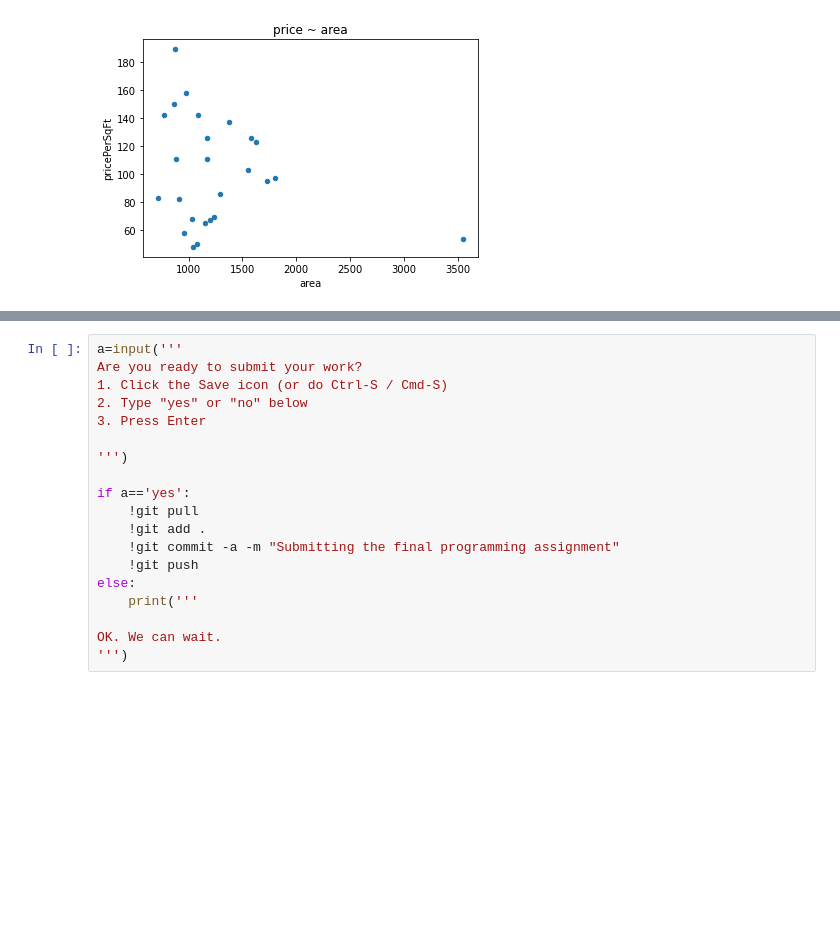
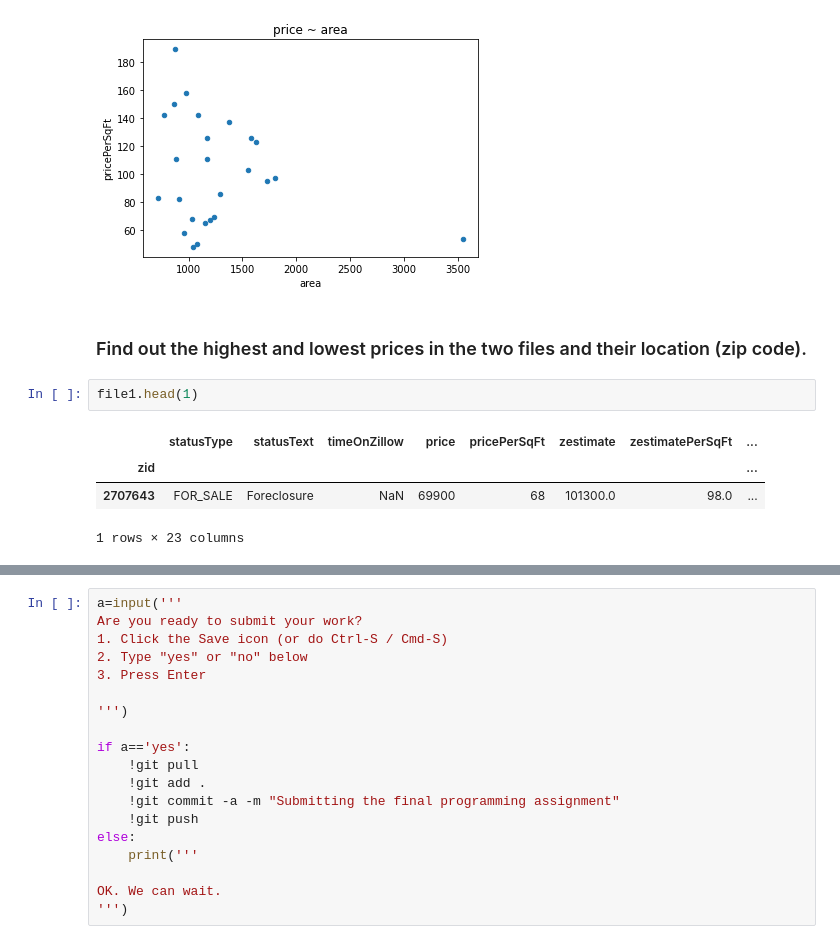
Before and after one commit to DamonChen-slu/hds5210-2022, a Jupyter notebook: Final-2022/Final_project_saint_louis_house_price.ipynb, the cells around one changed output, grey strips where cells are left out. Saved outputs shown, nothing was run; the diff lists cells and outputs as text; blank space fills up the shorter version.

```diff
--- a/Final-2022/Final_project_saint_louis_house_price.ipynb
+++ b/Final-2022/Final_project_saint_louis_house_price.ipynb
@@ -70,3 +125,12 @@ file1_price_area.plot(kind='scatter',x='area',y='pricePerSqFt', title="price ~ a
 # %% [output]
 <matplotlib.axes._subplots.AxesSubplot at 0x...>
 [figure]
+# %% [markdown]
+### Find out the highest and lowest prices in the two files and their location (zip code).
+# %%
+file1.head(1)
+# %% [output]
+|  | statusType | statusText | timeOnZillow | price | pricePerSqFt | zestimate | zestimatePerSqFt | ... |
+| zid |  |  |  |  |  |  |  | ... |
+| 2707643 | FOR_SALE | Foreclosure | NaN | 69900 | 68 | 101300.0 | 98.0 | ... |
+1 rows × 23 columns
```
Also changed, not shown: parts of 23 cells of this notebook, 2 other files.
